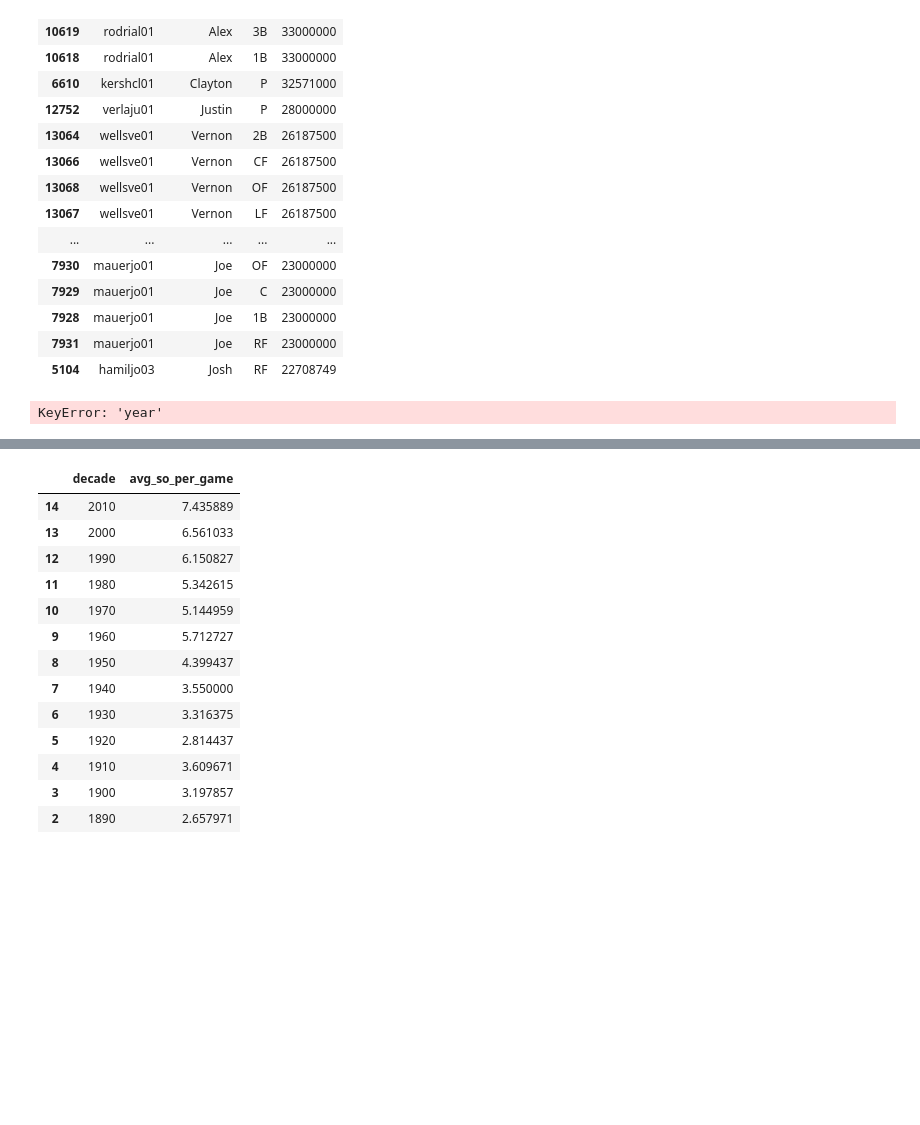
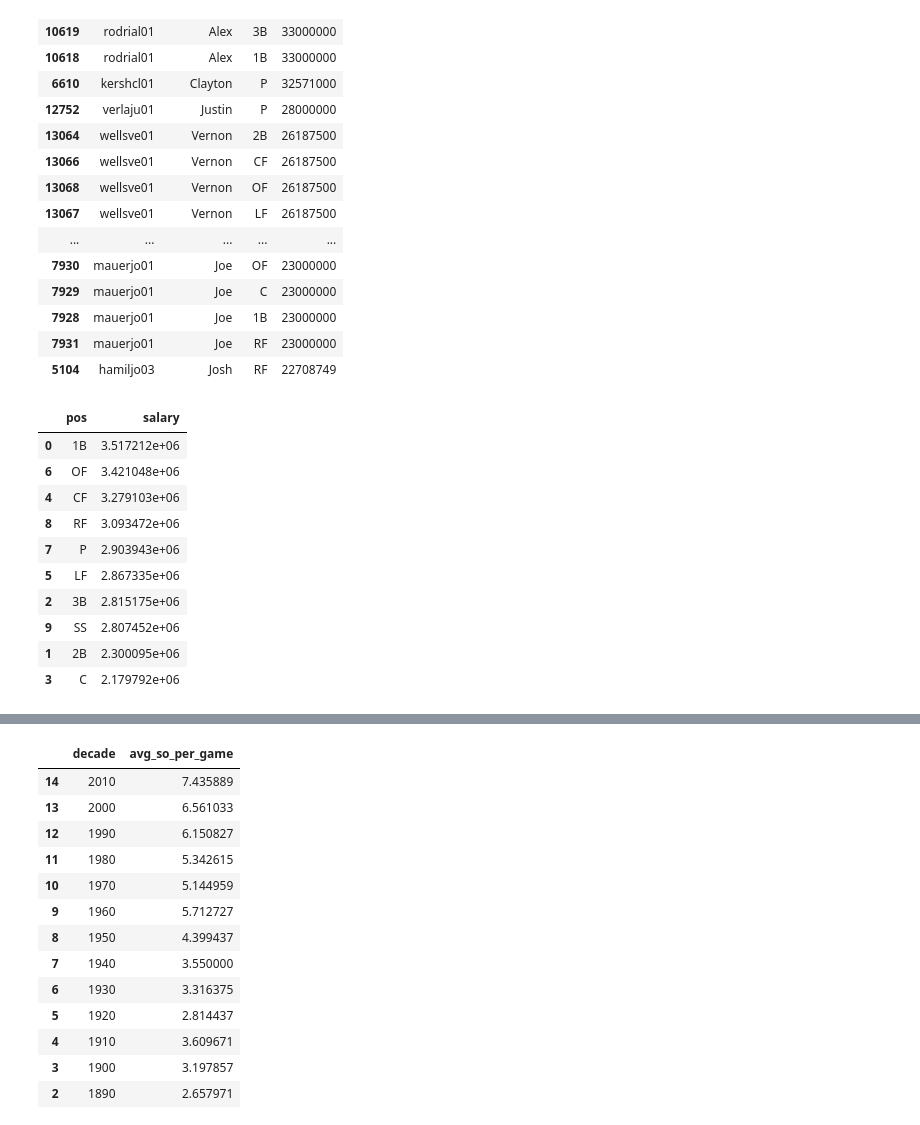
Before and after one commit to andresdr11/_MLB-Database-Analysis_, a Jupyter notebook: Python/PruebasAndres.ipynb, the cells around one changed output, grey strips where cells are left out. Drawn from its saved outputs; the diff is of its cells as text; code cells hidden in the pictures; blank space fills up the shorter version.

```diff
--- a/Python/PruebasAndres.ipynb
+++ b/Python/PruebasAndres.ipynb
@@ -201,10 +234,20 @@ result_df
 | 7931 | mauerjo01 | Joe | RF | 23000000 |
 | 5104 | hamiljo03 | Josh | RF | 22708749 |
 # %%
-#11- por alguna razon me da error en year
+#11-Revisar el tema de year_x o year_y
 merged_df = pd.merge(salary, fielding, on = 'player_id')
-filtered_df = merged_df[merged_df['year']>=2000].groupby('pos')['salary'].mean().reset_index()
+filtered_df = merged_df[merged_df['year_y']>=2000].groupby('pos')['salary'].mean().reset_index()
 ordered_df = filtered_df.sort_values(by='salary', ascending=False)
 ordered_df
 # %% [output]
-KeyError: 'year'
+|  | pos | salary |
+| 0 | 1B | 3.517212e+06 |
+| 6 | OF | 3.421048e+06 |
+| 4 | CF | 3.279103e+06 |
+| 8 | RF | 3.093472e+06 |
+| 7 | P | 2.903943e+06 |
+| 5 | LF | 2.867335e+06 |
+| 2 | 3B | 2.815175e+06 |
+| 9 | SS | 2.807452e+06 |
+| 1 | 2B | 2.300095e+06 |
+| 3 | C | 2.179792e+06 |
```
Also changed, not shown: parts of 3 cells of this notebook.
